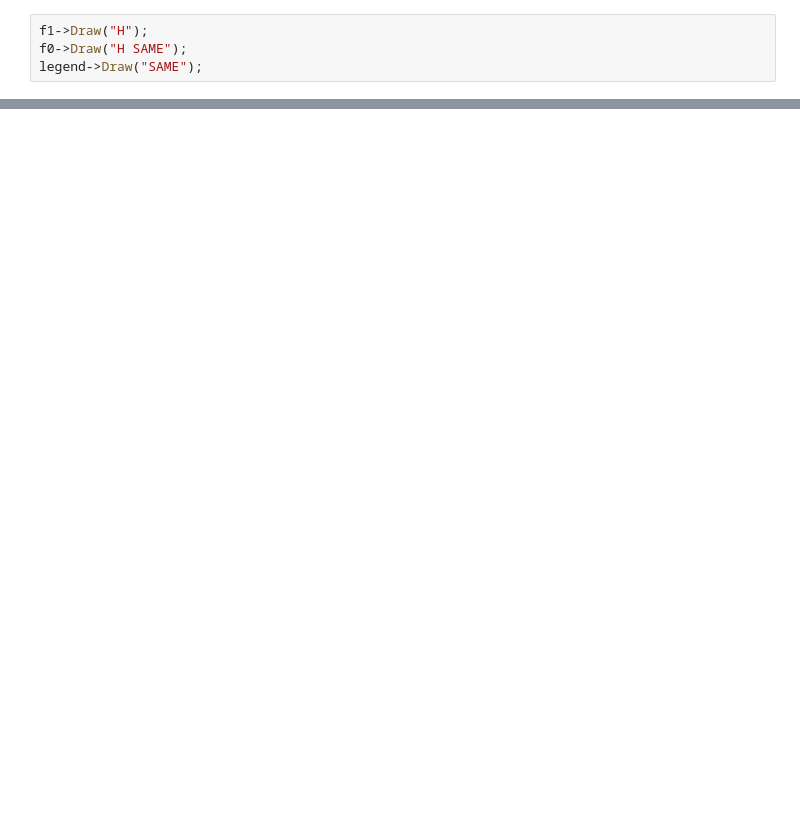
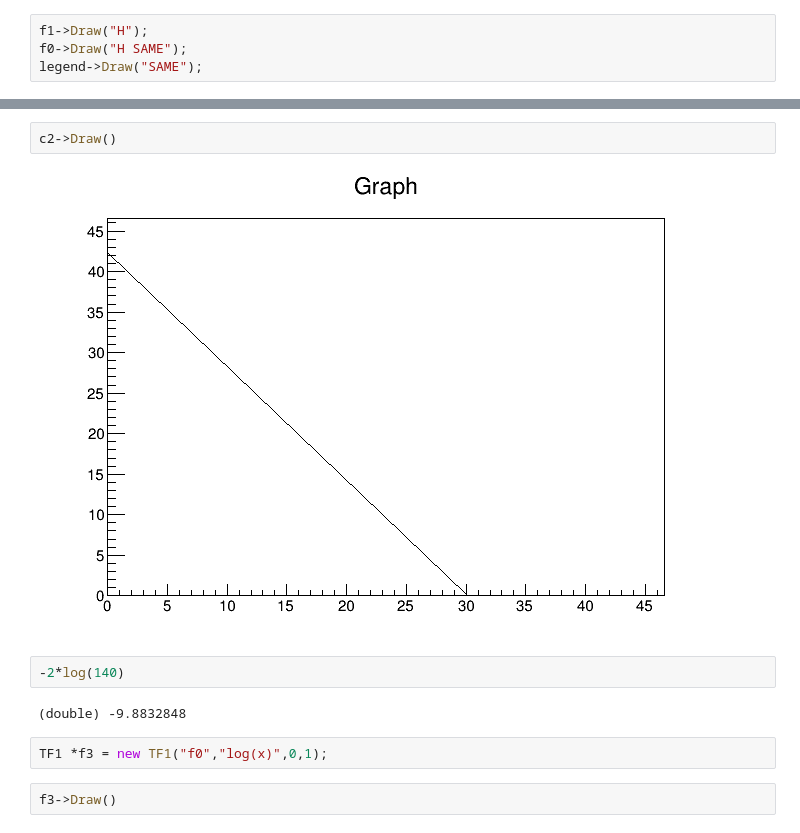
Before and after one commit to casfisica/AnalysisCode, a Jupyter notebook: PoissonPlots.ipynb, the cells around one changed output, grey strips where cells are left out. Drawn from its saved outputs; the diff is of its cells as text; blank space fills up the shorter version.

```diff
--- a/PoissonPlots.ipynb
+++ b/PoissonPlots.ipynb
@@ -37,0 +135,12 @@ Info in <TCanvas::Print>: pdf file TwoPoisson.pdf has been created
+# %%
+c2->Draw()
+# %% [output]
+[figure, added]
+# %%
+-2*log(140)
+# %% [output]
+(double) -9.8832848
+# %%
+TF1 *f3 = new TF1("f0","log(x)",0,1);
+# %%
+f3->Draw()
```
Also changed, not shown: parts of 19 cells of this notebook, 1 other file.
